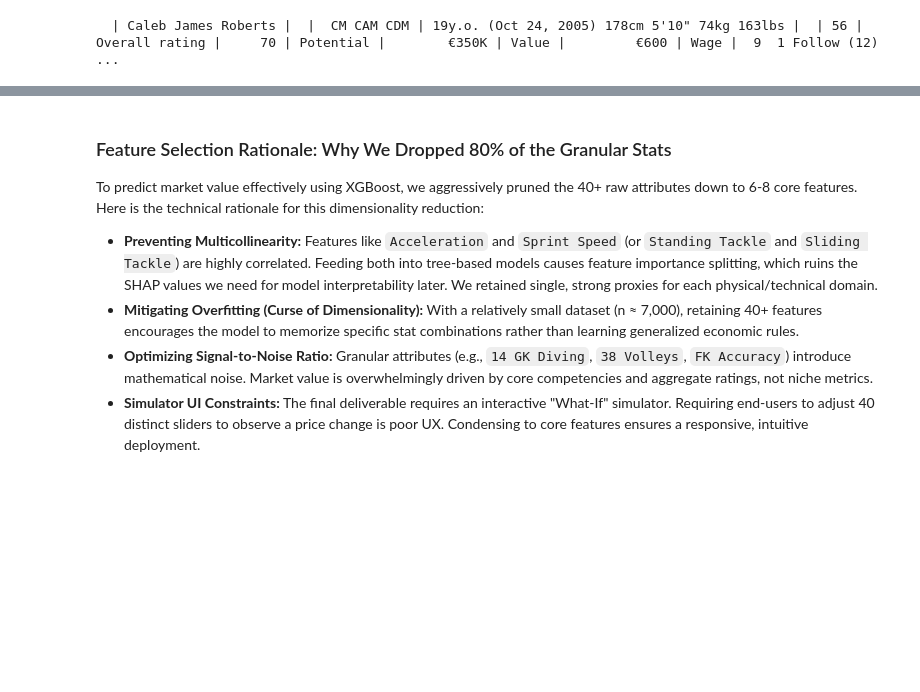
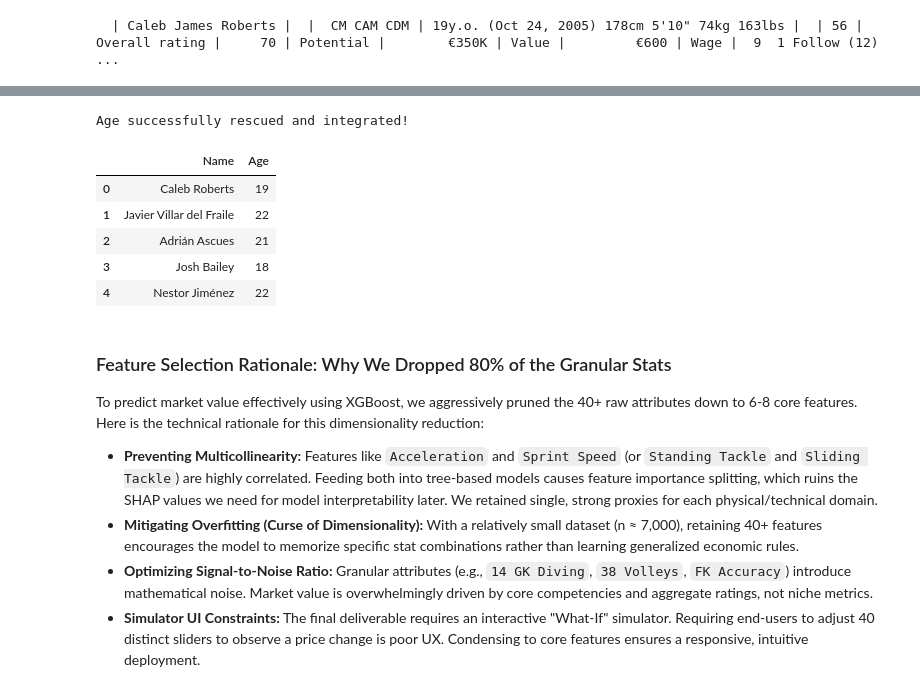
Before and after one commit to Ashwynkumar16/whatif_simulator, a Jupyter notebook: main.ipynb, the cells around one changed output, grey strips where cells are left out. Cells and saved outputs as stored; diff of their text form; code cells hidden in the pictures; blank space fills up the shorter version.

Commit message:
Unified datasets

```diff
--- a/main.ipynb
+++ b/main.ipynb
@@ -323,6 +323,33 @@ Cleaning complete. Retained 6684 players with fully structured behavioral profil
 | 2 | https://sofifa.com/player/274482/... | Adrián Ascues | 73.0 | 61.0 | 68.0 | 61.0 | 54.0 | 74.0 | ... |
 | 3 | https://sofifa.com/player/272535/... | Josh Bailey | 69.0 | 30.0 | 40.0 | 48.0 | 46.0 | 51.0 | ... |
 | 4 | https://sofifa.com/player/271880/... | Nestor Jiménez | 59.0 | 67.0 | 60.0 | 66.0 | 20.0 | 52.0 | ... |
+# %%
+df_raw = pd.read_csv("data/sofifa_raw_data_COMPLETE.csv")
+df_clean = pd.read_csv("data/sofifa_cleaned_behavioral.csv")
+
+# Extract the 2-digit age right before the "y.o." pattern
+df_raw['Age'] = df_raw['Raw_Card_Text'].str.extract(r'(\d{2})y\.o\.')
+
+# Merge the Age column into the clean dataset using the 'URL' as the perfect key
+df_clean = df_clean.merge(df_raw[['URL', 'Age']], on='URL', how='left')
+
+# Drop any rows where Age failed to extract to keep the dataset pristine
+df_clean = df_clean.dropna(subset=['Age'])
+df_clean['Age'] = df_clean['Age'].astype(int)
+
+# Save the updated clean dataset
+df_clean.to_csv("data/sofifa_cleaned_behavioral.csv", index=False)
+
+print("Age successfully rescued and integrated!")
+display(df_clean[['Name', 'Age']].head())
+# %% [output]
+Age successfully rescued and integrated!
+|  | Name | Age |
+| 0 | Caleb Roberts | 19 |
+| 1 | Javier Villar del Fraile | 22 |
+| 2 | Adrián Ascues | 21 |
+| 3 | Josh Bailey | 18 |
+| 4 | Nestor Jiménez | 22 |
 # %% [markdown]
 ### Feature Selection Rationale: Why We Dropped 80% of the Granular Stats
 
```
Also changed, not shown: parts of 4 cells of this notebook, 2 other files.
